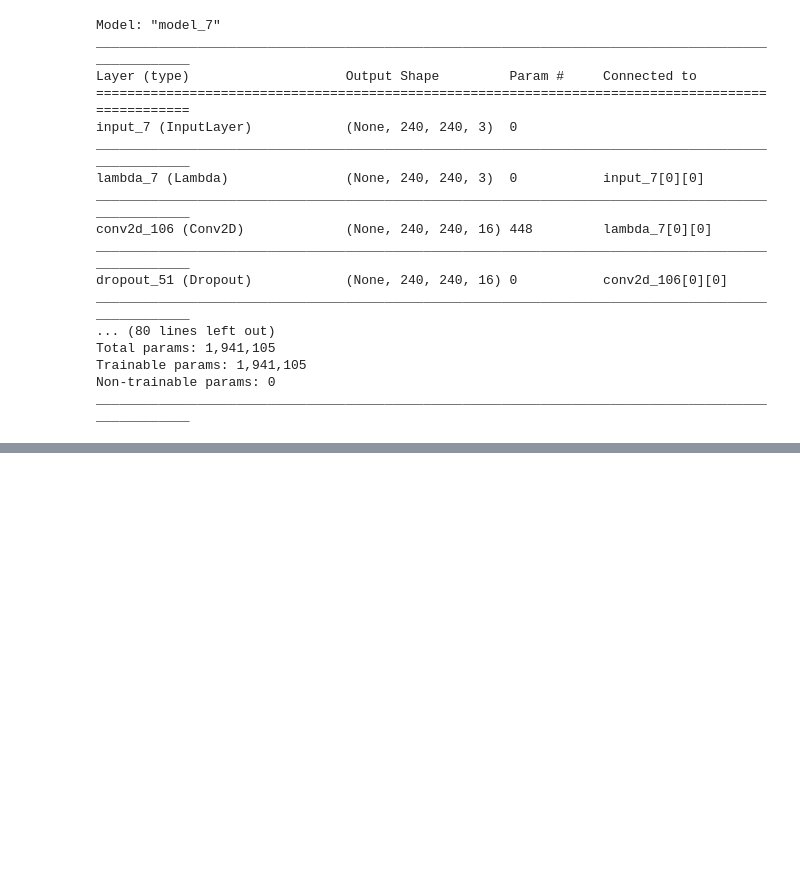
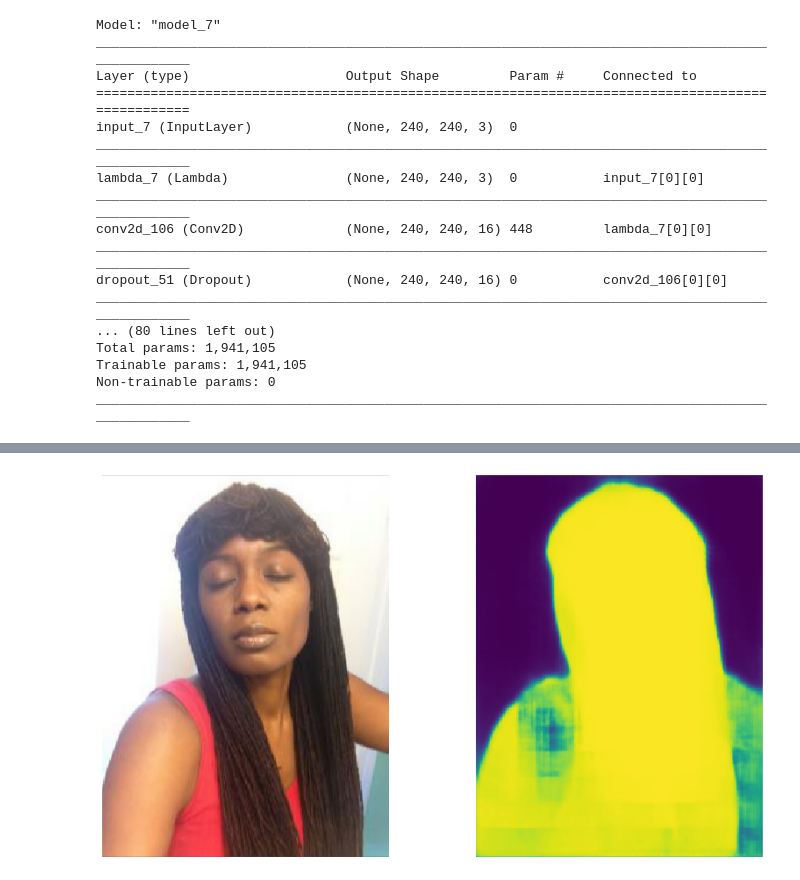
Before and after one commit to Tenfleques/InternshipTestTask, a Jupyter notebook: human_segmentation/notebooks/use_model.ipynb, the cells around one changed output, grey strips where cells are left out. Saved outputs shown, nothing was run; the diff lists cells and outputs as text; code cells hidden in the pictures; blank space fills up the shorter version.

```diff
--- a/human_segmentation/notebooks/use_model.ipynb
+++ b/human_segmentation/notebooks/use_model.ipynb
@@ -84,0 +127,7 @@ show_img_with_mask(Y_test[0], Y_test[1])
+# %%
+X_test_320_240, Y_test_predicted = predict_mask(model, X_test)
+# %%
+random_index = np.random.choice(X_test.shape[0])
+show_img_with_mask(X_test_320_240[random_index], Y_test_predicted[random_index])
+# %% [output]
+[figure, added]
```
Also changed, not shown: parts of 11 cells of this notebook, 6 other files.
